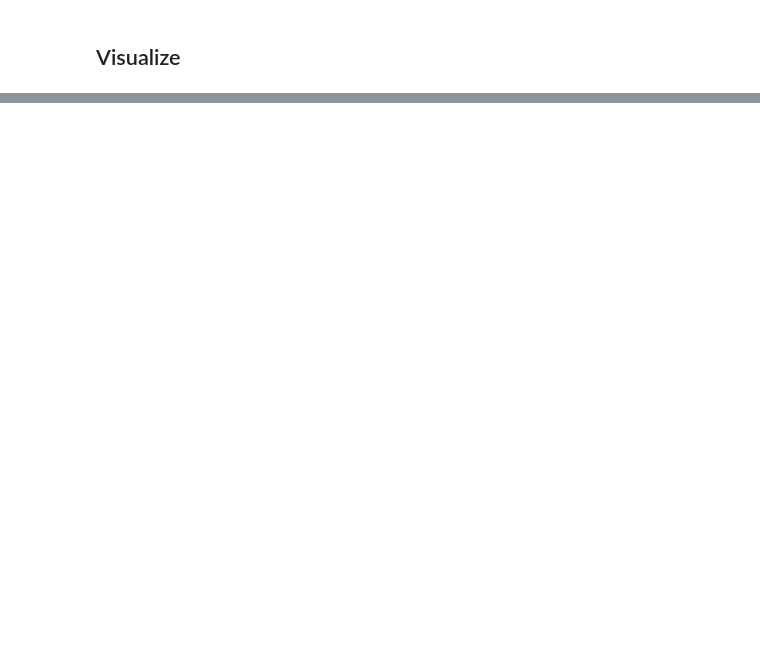
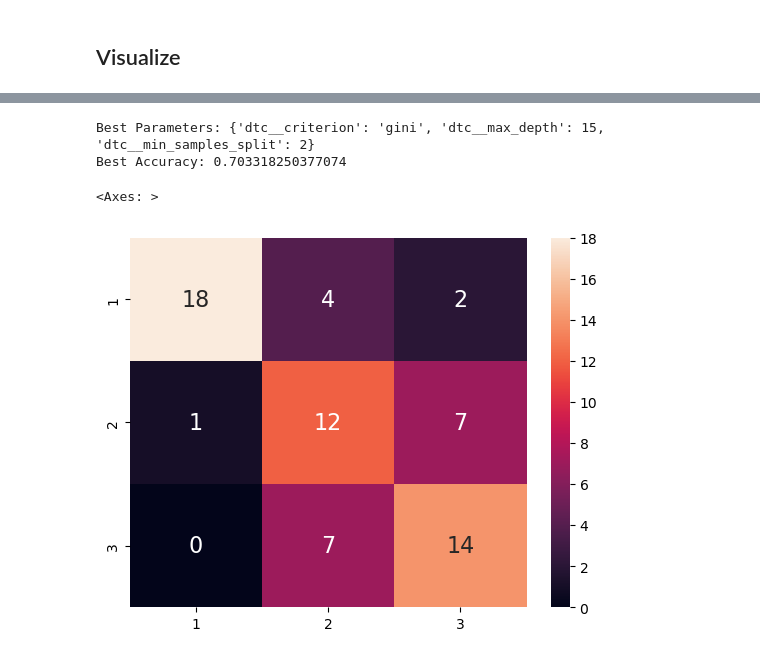
Before and after one commit to nsmarieke/final_project, a Jupyter notebook: decision_tree.ipynb, the cells around one changed output, grey strips where cells are left out. Drawn from its saved outputs; the diff is of its cells as text; code cells hidden in the pictures; blank space fills up the shorter version.

```diff
--- a/decision_tree.ipynb
+++ b/decision_tree.ipynb
@@ -74,0 +80,11 @@ plt.show()
+# %%
+# Define the params
+param_grid = {
+    'dtc__criterion': ['gini', 'entropy'],
+    'dtc__max_depth': [5, 10, 15],
+    'dtc__min_samples_split': [2, 5, 10],
+}
+# %%
+grid_search = GridSearchCV(estimator=pipeline, param_grid=param_grid, cv=5, scoring='accuracy')
+# %%
+grid_search.fit(X_train, y_train)
@@ -74,0 +100,13 @@ plt.show()
+# %%
+# Print the best parameters and corresponding accuracy
+print("Best Parameters:", grid_search.best_params_)
+print("Best Accuracy:", grid_search.best_score_)
+true_labels = [1, 2, 3]
+confusion_matrix_array = confusion_matrix(y_test, y_pred)
+confusion_matrix_dataframe = pd.DataFrame(confusion_matrix_array, range(3), range(3))
+sn.heatmap(confusion_matrix_dataframe, annot=True, annot_kws={"size": 16}, xticklabels=true_labels, yticklabels=true_labels)
+# %% [output]
+Best Parameters: {'dtc__criterion': 'gini', 'dtc__max_depth': 15, 'dtc__min_samples_split': 2}
+Best Accuracy: 0.703318250377074
+<Axes: >
+[figure, added]
```
Also changed, not shown: parts of 6 cells of this notebook.
